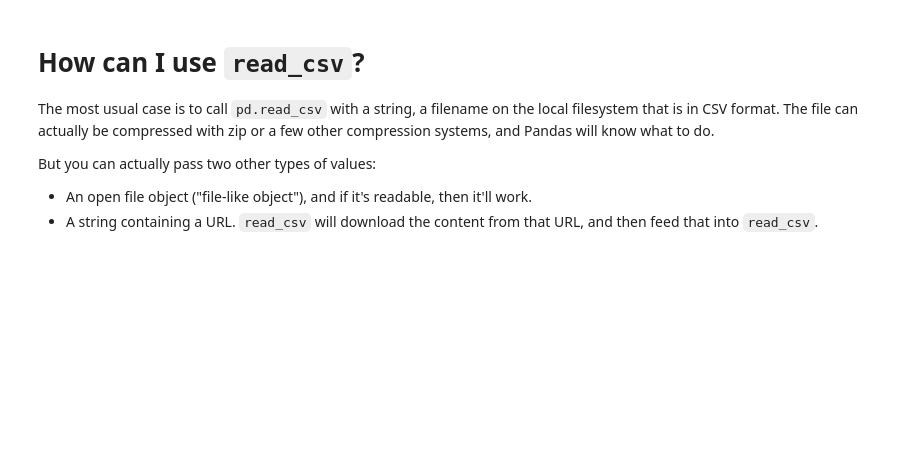
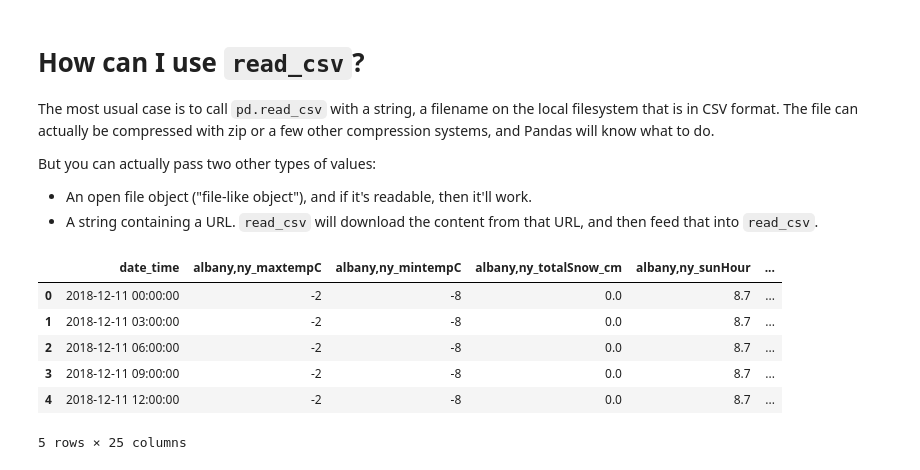
Before and after one commit to opagani/2024-08Aug-pandas-csv, a Jupyter notebook: LernerPython - 2024-08Aug-pandas-csv.ipynb, the cells around one changed output. Saved outputs shown, nothing was run; the diff lists cells and outputs as text; code cells hidden in the pictures; blank space fills up the shorter version.

```diff
--- a/LernerPython - 2024-08Aug-pandas-csv.ipynb
+++ b/LernerPython - 2024-08Aug-pandas-csv.ipynb
@@ -86,3 +86,13 @@ But you can actually pass two other types of values:
 - A string containing a URL. `read_csv` will download the content from that URL, and then feed that into `read_csv`.
 # %%
 df = pd.read_csv('albany,ny.csv')
+# %%
+df.head()
+# %% [output]
+|  | date_time | albany,ny_maxtempC | albany,ny_mintempC | albany,ny_totalSnow_cm | albany,ny_sunHour | ... |
+| 0 | 2018-12-11 00:00:00 | -2 | -8 | 0.0 | 8.7 | ... |
+| 1 | 2018-12-11 03:00:00 | -2 | -8 | 0.0 | 8.7 | ... |
+| 2 | 2018-12-11 06:00:00 | -2 | -8 | 0.0 | 8.7 | ... |
+| 3 | 2018-12-11 09:00:00 | -2 | -8 | 0.0 | 8.7 | ... |
+| 4 | 2018-12-11 12:00:00 | -2 | -8 | 0.0 | 8.7 | ... |
+5 rows × 25 columns
```
Also changed, not shown: parts of 2 cells of this notebook.
